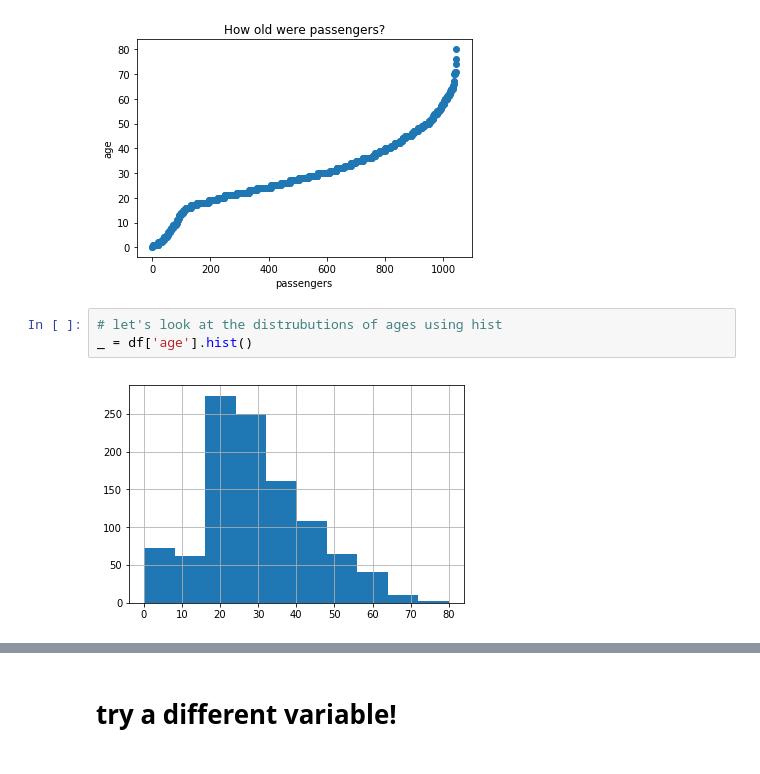
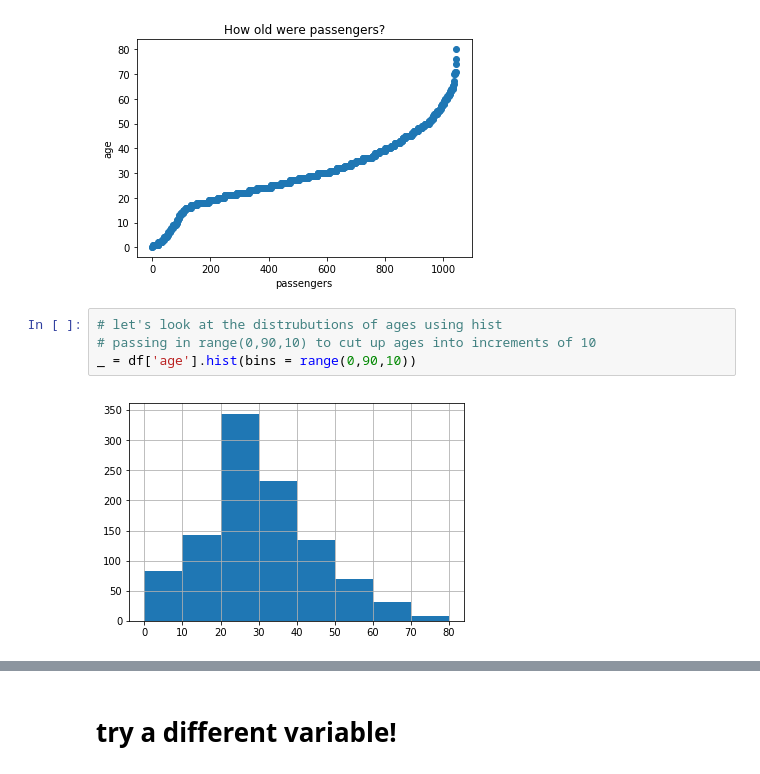
Before and after one commit to ccnypsych/psy31170, a Jupyter notebook: slides/L11_viz.ipynb, the cells around one changed output, grey strips where cells are left out. Saved outputs shown, nothing was run; the diff lists cells and outputs as text.

```diff
--- a/slides/L11_viz.ipynb
+++ b/slides/L11_viz.ipynb
@@ -195,6 +229,7 @@ _ = ax.set_ylabel("age")
 [figure]
 # %%
 # let's look at the distrubutions of ages using hist
-_ = df['age'].hist()
+# passing in range(0,90,10) to cut up ages into increments of 10
+_ = df['age'].hist(bins = range(0,90,10))
 # %% [output]
-[figure, old version]
+[figure, new version]
```
Also changed, not shown: parts of 25 cells of this notebook, 12 other files.
